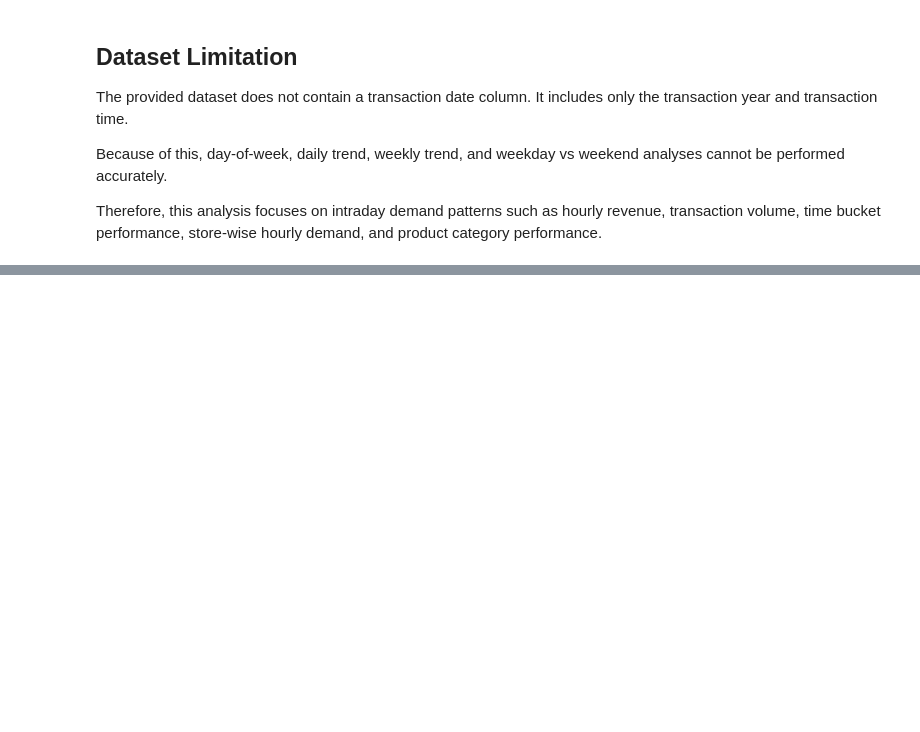
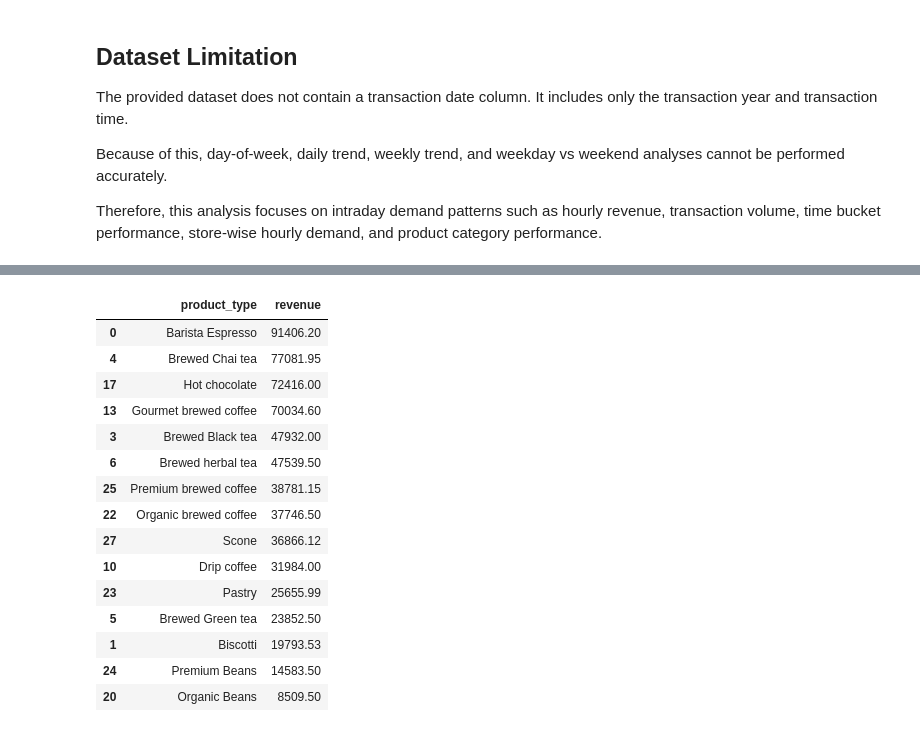
Before and after one commit to AN-ai-del/coffee-sales-trend-analysis, a Jupyter notebook: notebooks/EDA.ipynb, the cells around one changed output, grey strips where cells are left out. Drawn from its saved outputs; the diff is of its cells as text; code cells hidden in the pictures; blank space fills up the shorter version.

```diff
--- a/notebooks/EDA.ipynb
+++ b/notebooks/EDA.ipynb
@@ -521,0 +563,27 @@ Therefore, this analysis focuses on intraday demand patterns such as hourly reve
+# %%
+#Product Type Revenue
+product_type_revenue = (
+    df.groupby("product_type")["revenue"]
+    .sum()
+    .reset_index()
+    .sort_values(by="revenue", ascending=False)
+    )
+
+product_type_revenue.head(15)
+# %% [output]
+|  | product_type | revenue |
+| 0 | Barista Espresso | 91406.20 |
+| 4 | Brewed Chai tea | 77081.95 |
+| 17 | Hot chocolate | 72416.00 |
+| 13 | Gourmet brewed coffee | 70034.60 |
+| 3 | Brewed Black tea | 47932.00 |
+| 6 | Brewed herbal tea | 47539.50 |
+| 25 | Premium brewed coffee | 38781.15 |
+| 22 | Organic brewed coffee | 37746.50 |
+| 27 | Scone | 36866.12 |
+| 10 | Drip coffee | 31984.00 |
+| 23 | Pastry | 25655.99 |
+| 5 | Brewed Green tea | 23852.50 |
+| 1 | Biscotti | 19793.53 |
+| 24 | Premium Beans | 14583.50 |
+| 20 | Organic Beans | 8509.50 |
```
Also changed, not shown: parts of 4 cells of this notebook.
